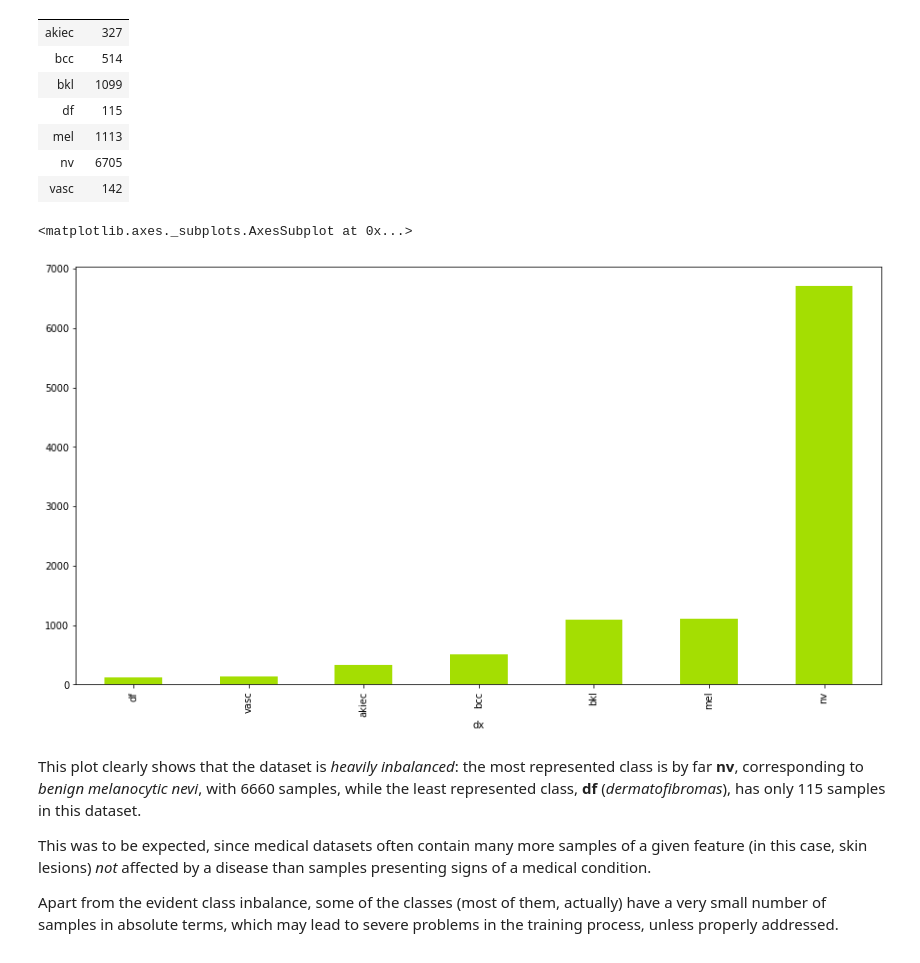
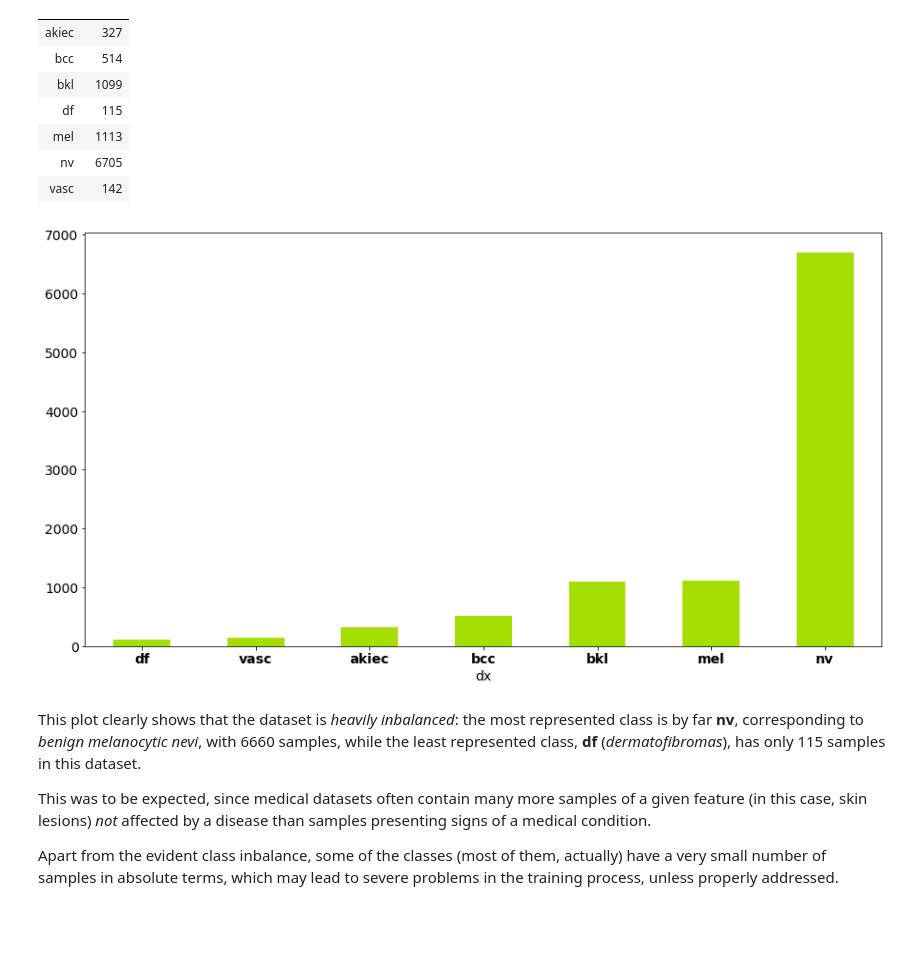
Before and after one commit to matteo-peltarion/classification-toolkit, a Jupyter notebook: notebooks/report.ipynb, the cells around one changed output. Cells and saved outputs as stored; diff of their text form; code cells hidden in the pictures; blank space fills up the shorter version.

```diff
--- a/notebooks/report.ipynb
+++ b/notebooks/report.ipynb
@@ -89,10 +92,10 @@ annotation_df.groupby(LABEL_COLUMN)['lesion_id'].describe()[['count']]
 | vasc | 142 |
 # %%
 plt.figure(figsize=(15,8))
-annotation_df.groupby(LABEL_COLUMN).count()['sex'].sort_values().plot(kind='bar', color='#a4de02')
+chart_full = annotation_df.groupby(LABEL_COLUMN).count()['sex'].sort_values().plot(kind='bar', color='#a4de02')
+chart_full.set_xticklabels(chart_full.get_xticklabels(), rotation=0, fontweight='bold');
 # %% [output]
-<matplotlib.axes._subplots.AxesSubplot at 0x...>
-[figure, old version]
+[figure, new version]
 # %% [markdown]
 This plot clearly shows that the dataset is *heavily inbalanced*: the most
 represented class is by far **nv**, corresponding to *benign melanocytic nevi*, with
```
Also changed, not shown: parts of 5 cells of this notebook.
